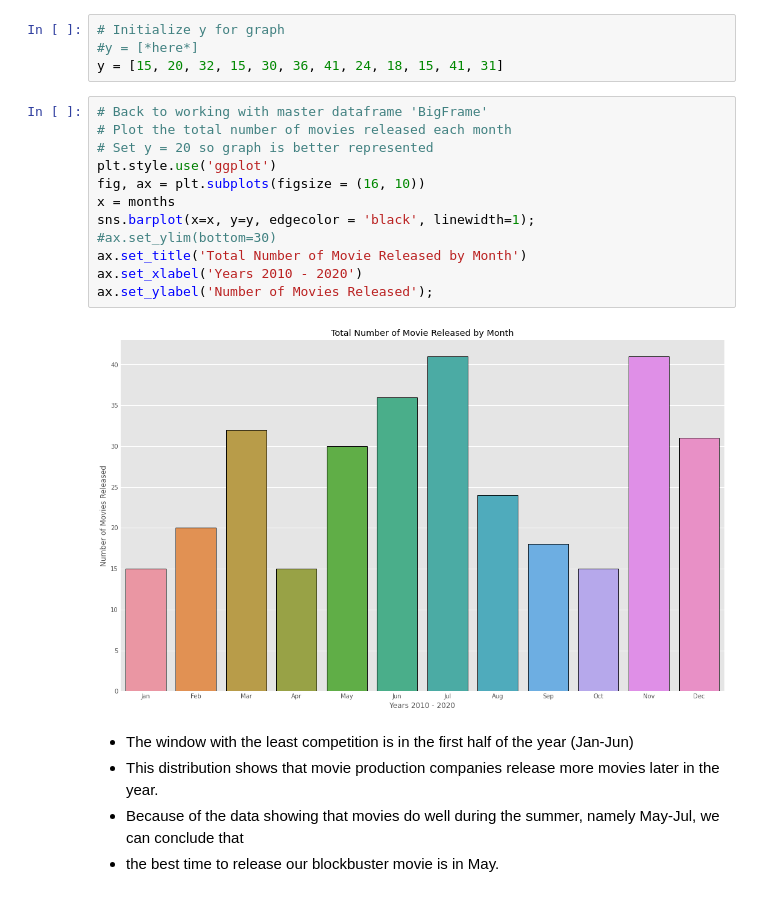
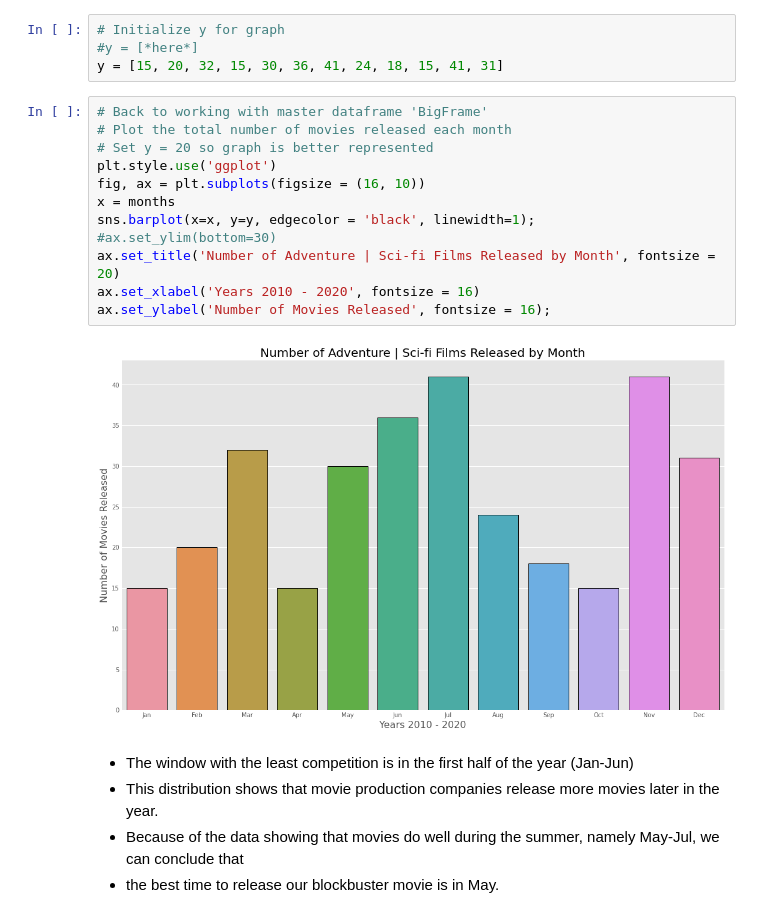
Before and after one commit to 281clo/microsoft-movie-analysis, a Jupyter notebook: index-Copy.ipynb, the cells around one changed output. Drawn from its saved outputs; the diff is of its cells as text.

Commit message:
adventure scifi shift for movie season

```diff
--- a/index-Copy.ipynb
+++ b/index-Copy.ipynb
@@ -839,17 +839,17 @@ y = [15, 20, 32, 15, 30, 36, 41, 24, 18, 15, 41, 31]
 # %%
 # Back to working with master dataframe 'BigFrame'
 # Plot the total number of movies released each month
 # Set y = 20 so graph is better represented
 plt.style.use('ggplot')
 fig, ax = plt.subplots(figsize = (16, 10))
 x = months
 sns.barplot(x=x, y=y, edgecolor = 'black', linewidth=1);
 #ax.set_ylim(bottom=30)
-ax.set_title('Total Number of Movie Released by Month')
-ax.set_xlabel('Years 2010 - 2020')
-ax.set_ylabel('Number of Movies Released');
+ax.set_title('Number of Adventure | Sci-fi Films Released by Month', fontsize = 20)
+ax.set_xlabel('Years 2010 - 2020', fontsize = 16)
+ax.set_ylabel('Number of Movies Released', fontsize = 16);
 # %% [output]
-[figure, old version]
+[figure, new version]
 # %% [markdown]
 * The window with the least competition is in the first half of the year (Jan-Jun)
 * This distribution shows that movie production companies release more movies later in the year.
```
Also changed, not shown: parts of 2 cells of this notebook.
